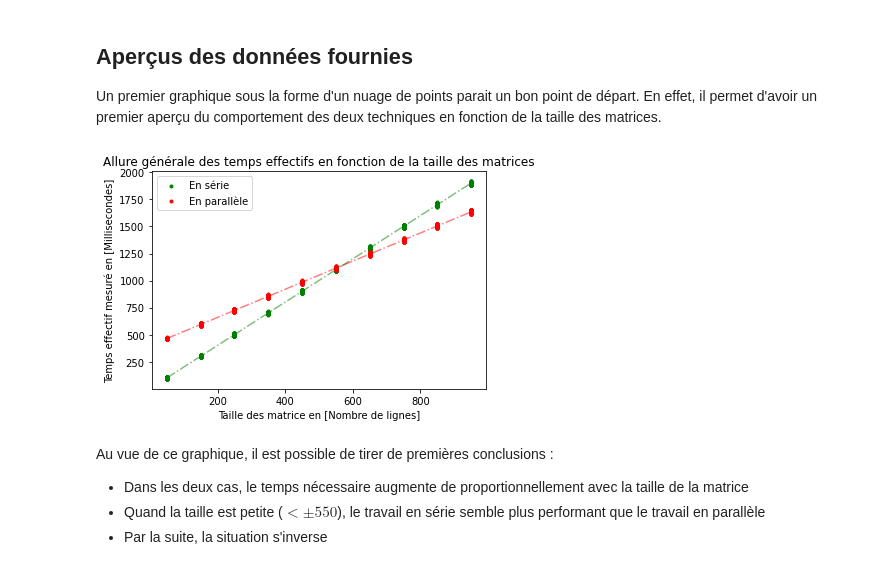
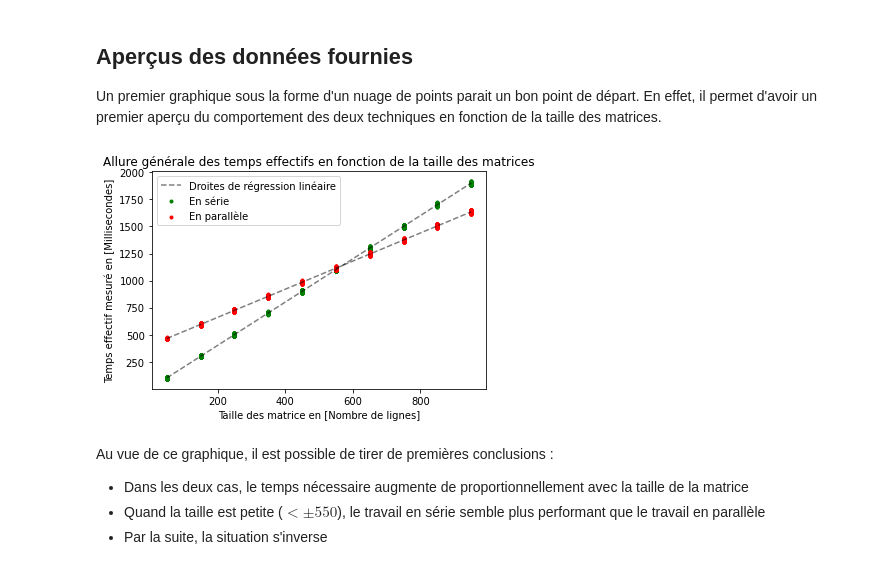
Before and after one commit to FlorianiL/projet, a Jupyter notebook: main.ipynb, the cells around one changed output. Saved outputs shown, nothing was run; the diff lists cells and outputs as text; code cells hidden in the pictures.

```diff
--- a/main.ipynb
+++ b/main.ipynb
@@ -66,33 +66,36 @@ En effet, il permet d'avoir un premier aperçu du comportement des deux techniqu
 # %%
 def overview_of_data():
     x = []
     y1 = []
     y2 = []
     for size, times in SAMPLES.items():
         for t1, t2 in zip(times[0], times[1]):
                 x.append(size)
                 y1.append(t1)
                 y2.append(t2)
     plot.scatter(x, y1, c='green', label='En série', marker='.')
     plot.scatter(x, y2, c='red', label='En parallèle', marker='.')
-    plot.plot(x, linear_regression(x, y1), 'g-.', alpha=0.5)
-    plot.plot(x, linear_regression(x, y2), 'r-.', alpha=0.5)
+    #plot.legend()
+    #plot.savefig('fig_1.png')
+    plot.plot(x, linear_regression(x, y1), label='Droites de régression linéaire', ls='--', c='k', alpha=0.5)
+    plot.plot(x, linear_regression(x, y2), ls='--', c='k', alpha=0.5)
     plot.legend()
+    #plot.savefig('fig_2.png')
     plot.title('Allure générale des temps effectifs en fonction de la taille des matrices')
     plot.xlabel('Taille des matrice en [Nombre de lignes]')
     plot.ylabel('Temps effectif mesuré en [Millisecondes]')
     plot.show()
 
 def linear_regression(x, y):
     slope, intercept, r_value, p_value, std_err = stats.linregress(x, y)
     res = []
     for x_i in x:
         res.append(slope * x_i + intercept)
     return res
 
 overview_of_data()
 # %% [output]
-[figure, old version]
+[figure, new version]
 # %% [markdown]
 Au vue de ce graphique, il est possible de tirer de premières conclusions :
 * Dans les deux cas, le temps nécessaire augmente de proportionnellement avec la taille de la matrice
```
Also changed, not shown: parts of 2 cells of this notebook, 12 other files.
